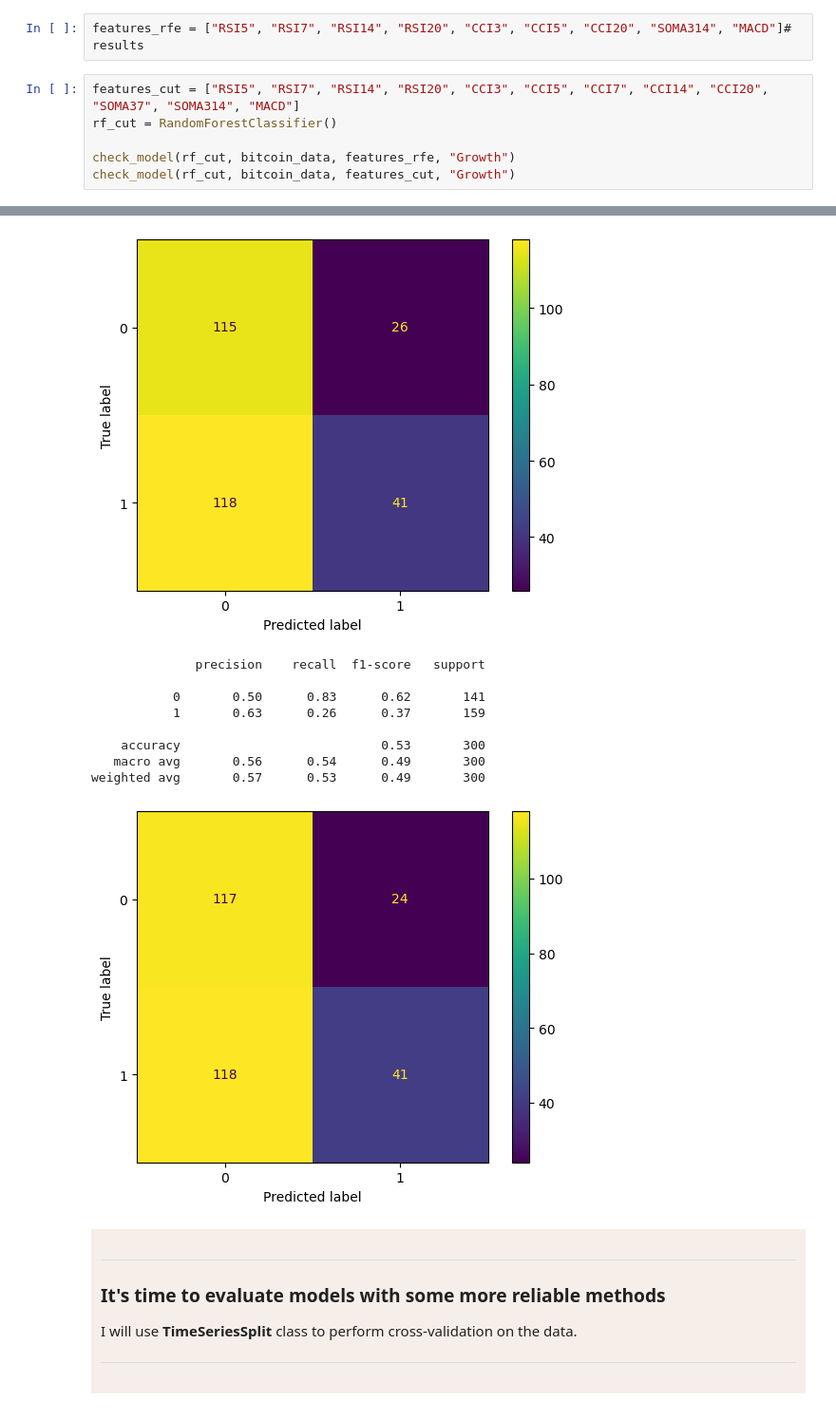
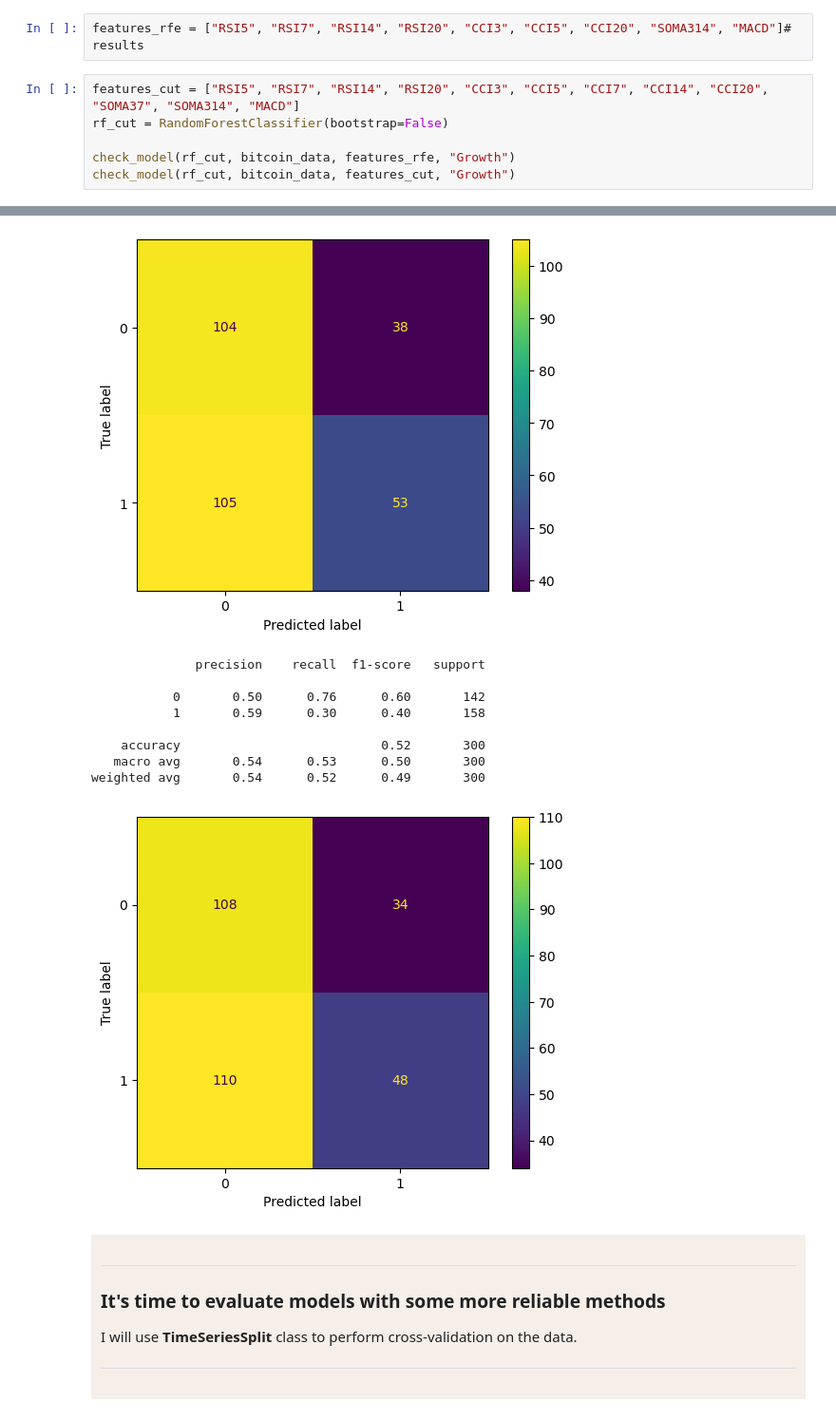
Before and after one commit to milonpabis/crypto-eye, a Jupyter notebook: stock-tool.ipynb, the cells around one changed output, grey strips where cells are left out. Shown at 95% size. Cells and saved outputs as stored; diff of their text form.

```diff
--- a/stock-tool.ipynb
+++ b/stock-tool.ipynb
@@ -403,7 +403,7 @@ features_rfe
 features_rfe = ["RSI5", "RSI7", "RSI14", "RSI20", "CCI3", "CCI5", "CCI20", "SOMA314", "MACD"]# results
 # %%
 features_cut = ["RSI5", "RSI7", "RSI14", "RSI20", "CCI3", "CCI5", "CCI7", "CCI14", "CCI20", "SOMA37", "SOMA314", "MACD"]
-rf_cut = RandomForestClassifier()
+rf_cut = RandomForestClassifier(bootstrap=False)
 
 check_model(rf_cut, bitcoin_data, features_rfe, "Growth")
 check_model(rf_cut, bitcoin_data, features_cut, "Growth")
@@ -419,13 +419,13 @@ weighted avg       0.56      0.52      0.48       300
-[figure, old version]
+[figure, new version]
               precision    recall  f1-score   support
 
-           0       0.50      0.83      0.62       141
-           1       0.63      0.26      0.37       159
+           0       0.50      0.76      0.60       142
+           1       0.59      0.30      0.40       158
 
-    accuracy                           0.53       300
-   macro avg       0.56      0.54      0.49       300
-weighted avg       0.57      0.53      0.49       300
+    accuracy                           0.52       300
+   macro avg       0.54      0.53      0.50       300
+weighted avg       0.54      0.52      0.49       300
-[figure, old version]
+[figure, new version]
 # %% [markdown]
 <div style='background-color: rgb(245, 238, 233); padding: 10px;'>
 
```
Also changed, not shown: parts of 54 cells of this notebook, 2 other files.
